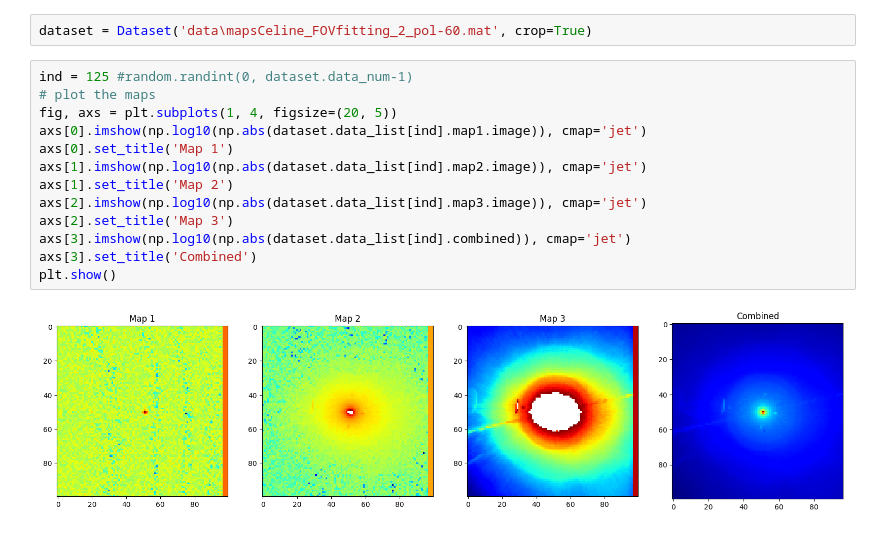
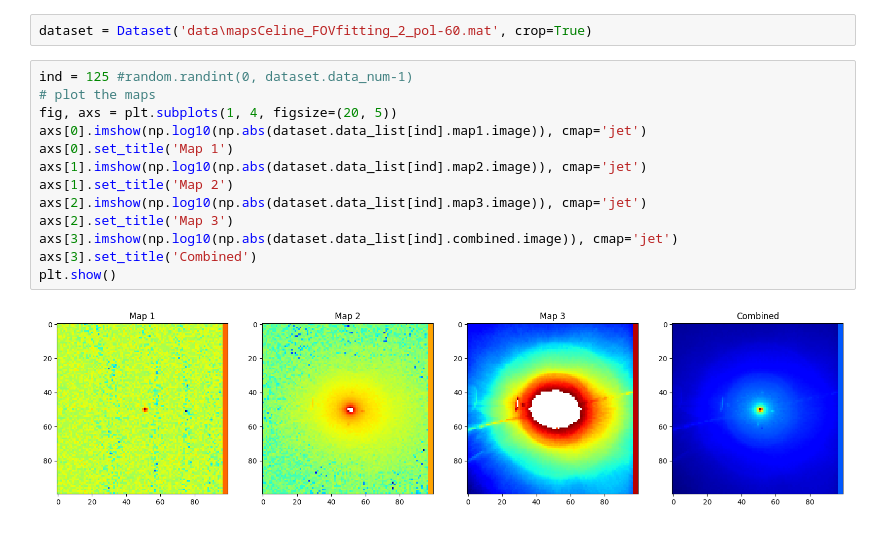
Before and after one commit to m7415/deep_learning_3MI, a Jupyter notebook: data_viewing.ipynb, the cells around one changed output. Cells and saved outputs as stored; diff of their text form.

```diff
--- a/data_viewing.ipynb
+++ b/data_viewing.ipynb
@@ -38,18 +38,18 @@ dataset = Dataset('data\mapsCeline_FOVfitting_2_pol-60.mat', crop=True)
 # %%
 ind = 125 #random.randint(0, dataset.data_num-1)
 # plot the maps
 fig, axs = plt.subplots(1, 4, figsize=(20, 5))
 axs[0].imshow(np.log10(np.abs(dataset.data_list[ind].map1.image)), cmap='jet')
 axs[0].set_title('Map 1')
 axs[1].imshow(np.log10(np.abs(dataset.data_list[ind].map2.image)), cmap='jet')
 axs[1].set_title('Map 2')
 axs[2].imshow(np.log10(np.abs(dataset.data_list[ind].map3.image)), cmap='jet')
 axs[2].set_title('Map 3')
-axs[3].imshow(np.log10(np.abs(dataset.data_list[ind].combined)), cmap='jet')
+axs[3].imshow(np.log10(np.abs(dataset.data_list[ind].combined.image)), cmap='jet')
 axs[3].set_title('Combined')
 plt.show()
 # %% [output]
-[figure, old version]
+[figure, new version]
 # %%
 dataset.plot_map(0,3)
 dataset.plot_radial_profile(0,[1,2,3])
```
Also changed, not shown: parts of 1 cell of this notebook, 3 other files.
